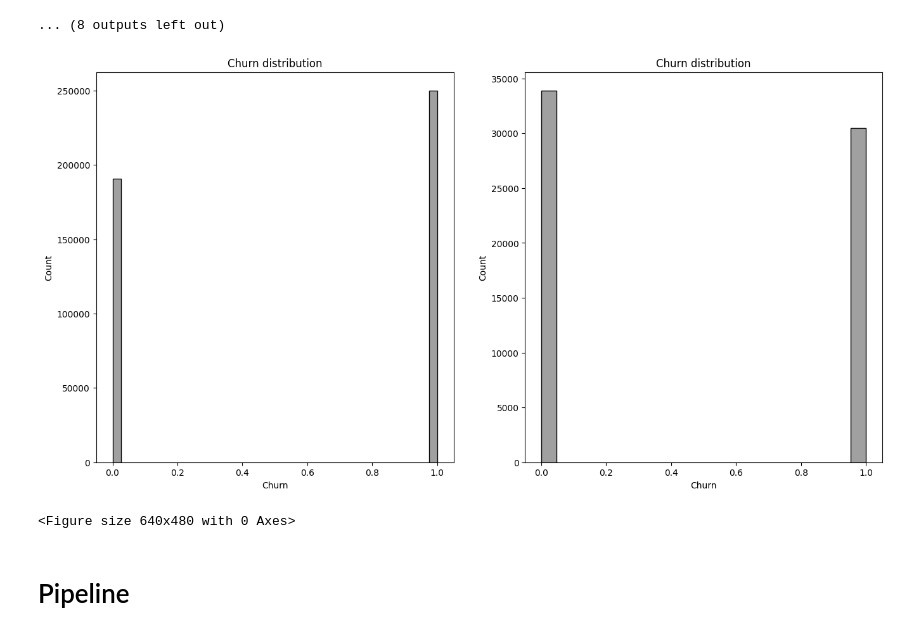
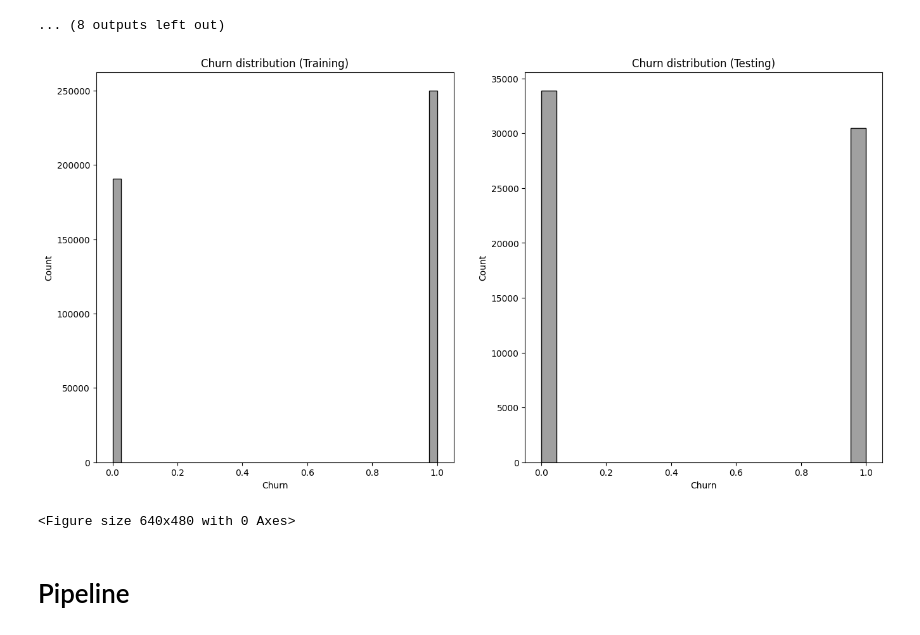
Before and after one commit to NitoBoritto/Customer_Churn_Predictor, a Jupyter notebook: Churn_Predictor.ipynb, the cells around one changed output. Drawn from its saved outputs; the diff is of its cells as text; code cells hidden in the pictures.

```diff
--- a/Churn_Predictor.ipynb
+++ b/Churn_Predictor.ipynb
@@ -68,3 +100,5 @@ None
+# %%
+df_training = df_training.dropna()
 # %%
 for col in df_training.columns[1:-1]:
     fig, (ax1, ax2) = plt.subplots(1, 2, figsize = (16, 8))
@@ -98,20 +132,20 @@ for col in df_training.columns[1:-1]:
 ... (8 outputs left out)
 # %%
 fig, (ax1, ax2) = plt.subplots(1, 2, figsize = (16, 8))
-sns.histplot(df_training["Churn"],
-                 color = "grey",
-                 edgecolor = "black",
+sns.histplot(df_training['Churn'],
+                 color = 'grey',
+                 edgecolor = 'black',
                  ax = ax1)
-ax1.set_title("Churn distribution")
-sns.histplot(df_testing["Churn"],
-                 color = "grey",
-                 edgecolor = "black",
+ax1.set_title('Churn distribution (Training)')
+sns.histplot(df_testing['Churn'],
+                 color = 'grey',
+                 edgecolor = 'black',
                  ax = ax2)
-ax2.set_title("Churn distribution")
+ax2.set_title('Churn distribution (Testing)')
 plt.show()
 plt.tight_layout()
 # %% [output]
-[figure, old version]
+[figure, new version]
 <Figure size 640x480 with 0 Axes>
 # %% [markdown]
 # Pipeline
```
Also changed, not shown: parts of 13 cells of this notebook.
